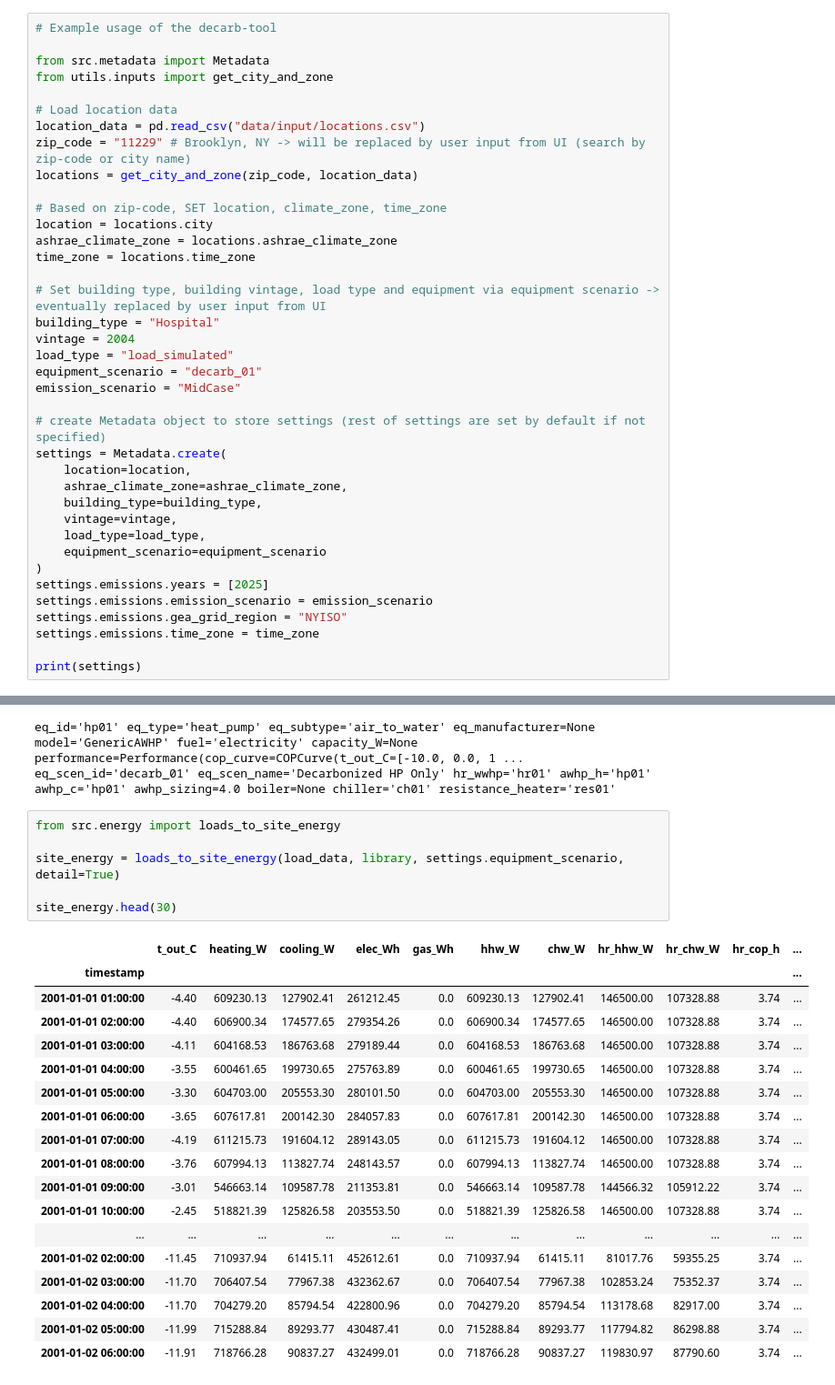
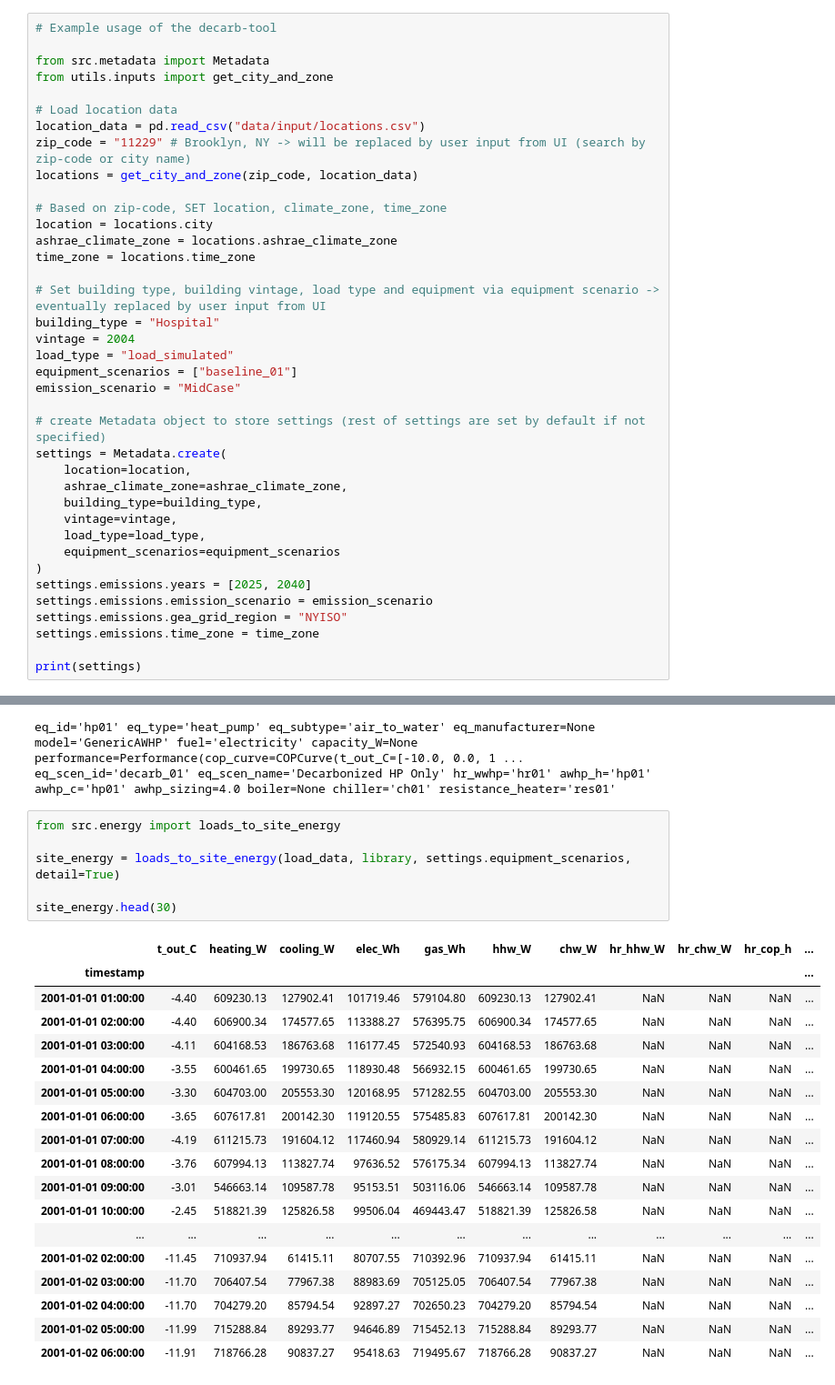
Before and after one commit to CenterForTheBuiltEnvironment/decarb-tool, a Jupyter notebook: test_workflow.ipynb, the cells around one changed output, grey strips where cells are left out. Shown at 91% size. Cells and saved outputs as stored; diff of their text form.

Commit message:
build: add multi scenario/year

```diff
--- a/test_workflow.ipynb
+++ b/test_workflow.ipynb
@@ -42,7 +44,7 @@ time_zone = locations.time_zone
 building_type = "Hospital"
 vintage = 2004
 load_type = "load_simulated"
-equipment_scenario = "decarb_01"
+equipment_scenarios = ["baseline_01"]
 emission_scenario = "MidCase"
 
 # create Metadata object to store settings (rest of settings are set by default if not specified)
@@ -52,9 +54,9 @@ settings = Metadata.create(
     building_type=building_type,
     vintage=vintage,
     load_type=load_type,
-    equipment_scenario=equipment_scenario
+    equipment_scenarios=equipment_scenarios
 )
-settings.emissions.years = [2025]
+settings.emissions.years = [2025, 2040]
 settings.emissions.emission_scenario = emission_scenario
 settings.emissions.gea_grid_region = "NYISO"
 settings.emissions.time_zone = time_zone
@@ -134,25 +136,25 @@ eq_scen_id='decarb_01' eq_scen_name='Decarbonized HP Only' hr_wwhp='hr01' awhp_h
 # %%
 from src.energy import loads_to_site_energy
 
-site_energy = loads_to_site_energy(load_data, library, settings.equipment_scenario, detail=True)
+site_energy = loads_to_site_energy(load_data, library, settings.equipment_scenarios, detail=True)
 
 site_energy.head(30)
 # %% [output]
 |  | t_out_C | heating_W | cooling_W | elec_Wh | gas_Wh | hhw_W | chw_W | hr_hhw_W | hr_chw_W | hr_cop_h | ... |
 | timestamp |  |  |  |  |  |  |  |  |  |  | ... |
-| 2001-01-01 01:00:00 | -4.40 | 609230.13 | 127902.41 | 261212.45 | 0.0 | 609230.13 | 127902.41 | 146500.00 | 107328.88 | 3.74 | ... |
-| 2001-01-01 02:00:00 | -4.40 | 606900.34 | 174577.65 | 279354.26 | 0.0 | 606900.34 | 174577.65 | 146500.00 | 107328.88 | 3.74 | ... |
-| 2001-01-01 03:00:00 | -4.11 | 604168.53 | 186763.68 | 279189.44 | 0.0 | 604168.53 | 186763.68 | 146500.00 | 107328.88 | 3.74 | ... |
-| 2001-01-01 04:00:00 | -3.55 | 600461.65 | 199730.65 | 275763.89 | 0.0 | 600461.65 | 199730.65 | 146500.00 | 107328.88 | 3.74 | ... |
-| 2001-01-01 05:00:00 | -3.30 | 604703.00 | 205553.30 | 280101.50 | 0.0 | 604703.00 | 205553.30 | 146500.00 | 107328.88 | 3.74 | ... |
-| 2001-01-01 06:00:00 | -3.65 | 607617.81 | 200142.30 | 284057.83 | 0.0 | 607617.81 | 200142.30 | 146500.00 | 107328.88 | 3.74 | ... |
-| 2001-01-01 07:00:00 | -4.19 | 611215.73 | 191604.12 | 289143.05 | 0.0 | 611215.73 | 191604.12 | 146500.00 | 107328.88 | 3.74 | ... |
-| 2001-01-01 08:00:00 | -3.76 | 607994.13 | 113827.74 | 248143.57 | 0.0 | 607994.13 | 113827.74 | 146500.00 | 107328.88 | 3.74 | ... |
-| 2001-01-01 09:00:00 | -3.01 | 546663.14 | 109587.78 | 211353.81 | 0.0 | 546663.14 | 109587.78 | 144566.32 | 105912.22 | 3.74 | ... |
-| 2001-01-01 10:00:00 | -2.45 | 518821.39 | 125826.58 | 203553.50 | 0.0 | 518821.39 | 125826.58 | 146500.00 | 107328.88 | 3.74 | ... |
+| 2001-01-01 01:00:00 | -4.40 | 609230.13 | 127902.41 | 101719.46 | 579104.80 | 609230.13 | 127902.41 | NaN | NaN | NaN | ... |
+| 2001-01-01 02:00:00 | -4.40 | 606900.34 | 174577.65 | 113388.27 | 576395.75 | 606900.34 | 174577.65 | NaN | NaN | NaN | ... |
+| 2001-01-01 03:00:00 | -4.11 | 604168.53 | 186763.68 | 116177.45 | 572540.93 | 604168.53 | 186763.68 | NaN | NaN | NaN | ... |
+| 2001-01-01 04:00:00 | -3.55 | 600461.65 | 199730.65 | 118930.48 | 566932.15 | 600461.65 | 199730.65 | NaN | NaN | NaN | ... |
+| 2001-01-01 05:00:00 | -3.30 | 604703.00 | 205553.30 | 120168.95 | 571282.55 | 604703.00 | 205553.30 | NaN | NaN | NaN | ... |
+| 2001-01-01 06:00:00 | -3.65 | 607617.81 | 200142.30 | 119120.55 | 575485.83 | 607617.81 | 200142.30 | NaN | NaN | NaN | ... |
+| 2001-01-01 07:00:00 | -4.19 | 611215.73 | 191604.12 | 117460.94 | 580929.14 | 611215.73 | 191604.12 | NaN | NaN | NaN | ... |
+| 2001-01-01 08:00:00 | -3.76 | 607994.13 | 113827.74 | 97636.52 | 576175.34 | 607994.13 | 113827.74 | NaN | NaN | NaN | ... |
+| 2001-01-01 09:00:00 | -3.01 | 546663.14 | 109587.78 | 95153.51 | 503116.06 | 546663.14 | 109587.78 | NaN | NaN | NaN | ... |
+| 2001-01-01 10:00:00 | -2.45 | 518821.39 | 125826.58 | 99506.04 | 469443.47 | 518821.39 | 125826.58 | NaN | NaN | NaN | ... |
 | ... | ... | ... | ... | ... | ... | ... | ... | ... | ... | ... | ... |
-| 2001-01-02 02:00:00 | -11.45 | 710937.94 | 61415.11 | 452612.61 | 0.0 | 710937.94 | 61415.11 | 81017.76 | 59355.25 | 3.74 | ... |
-| 2001-01-02 03:00:00 | -11.70 | 706407.54 | 77967.38 | 432362.67 | 0.0 | 706407.54 | 77967.38 | 102853.24 | 75352.37 | 3.74 | ... |
-| 2001-01-02 04:00:00 | -11.70 | 704279.20 | 85794.54 | 422800.96 | 0.0 | 704279.20 | 85794.54 | 113178.68 | 82917.00 | 3.74 | ... |
-| 2001-01-02 05:00:00 | -11.99 | 715288.84 | 89293.77 | 430487.41 | 0.0 | 715288.84 | 89293.77 | 117794.82 | 86298.88 | 3.74 | ... |
-| 2001-01-02 06:00:00 | -11.91 | 718766.28 | 90837.27 | 432499.01 | 0.0 | 718766.28 | 90837.27 | 119830.97 | 87790.60 | 3.74 | ... |
+| 2001-01-02 02:00:00 | -11.45 | 710937.94 | 61415.11 | 80707.55 | 710392.96 | 710937.94 | 61415.11 | NaN | NaN | NaN | ... |
+| 2001-01-02 03:00:00 | -11.70 | 706407.54 | 77967.38 | 88983.69 | 705125.05 | 706407.54 | 77967.38 | NaN | NaN | NaN | ... |
+| 2001-01-02 04:00:00 | -11.70 | 704279.20 | 85794.54 | 92897.27 | 702650.23 | 704279.20 | 85794.54 | NaN | NaN | NaN | ... |
+| 2001-01-02 05:00:00 | -11.99 | 715288.84 | 89293.77 | 94646.89 | 715452.13 | 715288.84 | 89293.77 | NaN | NaN | NaN | ... |
+| 2001-01-02 06:00:00 | -11.91 | 718766.28 | 90837.27 | 95418.63 | 719495.67 | 718766.28 | 90837.27 | NaN | NaN | NaN | ... |
```
Also changed, not shown: parts of 9 cells of this notebook, 5 other files.
